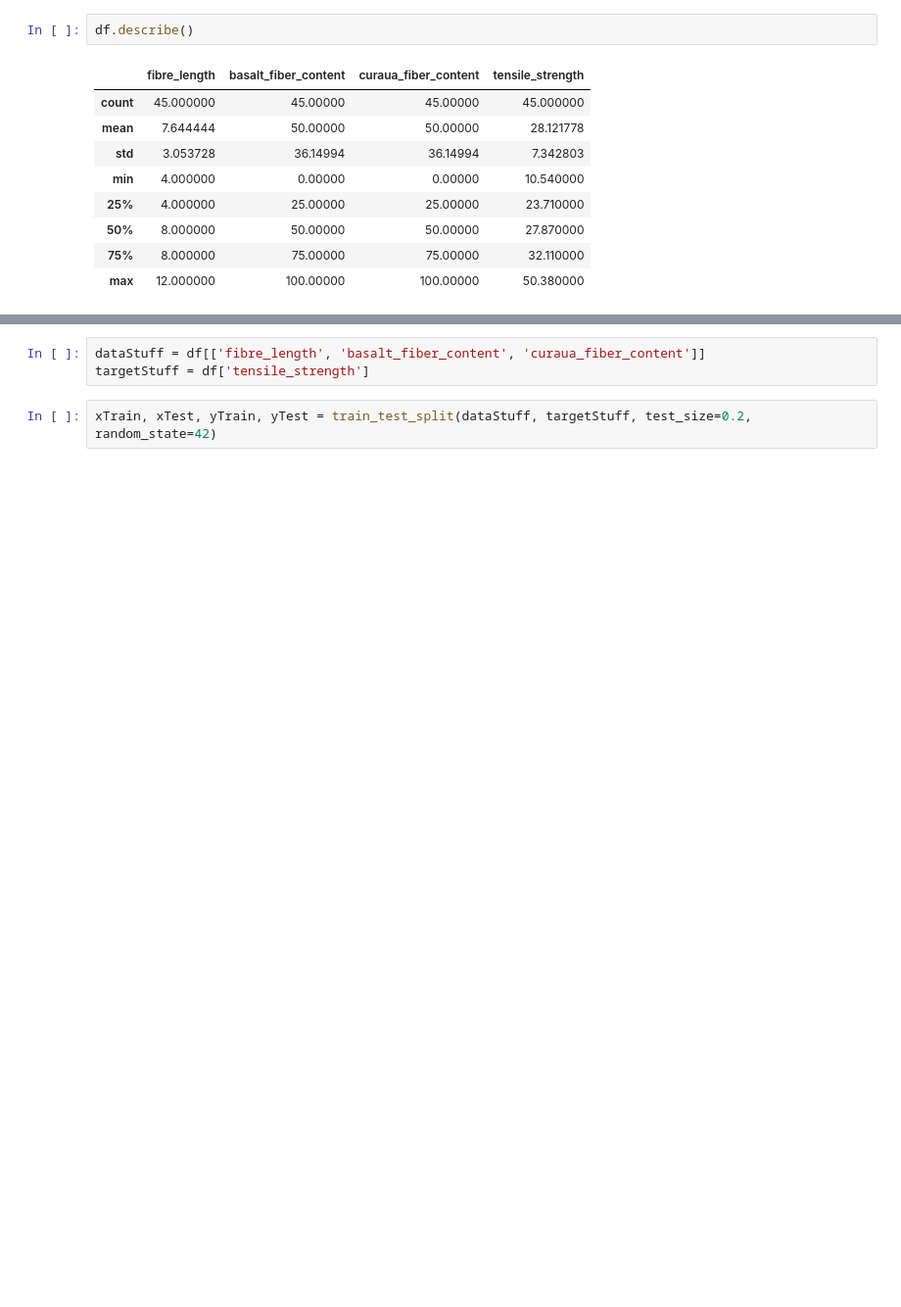
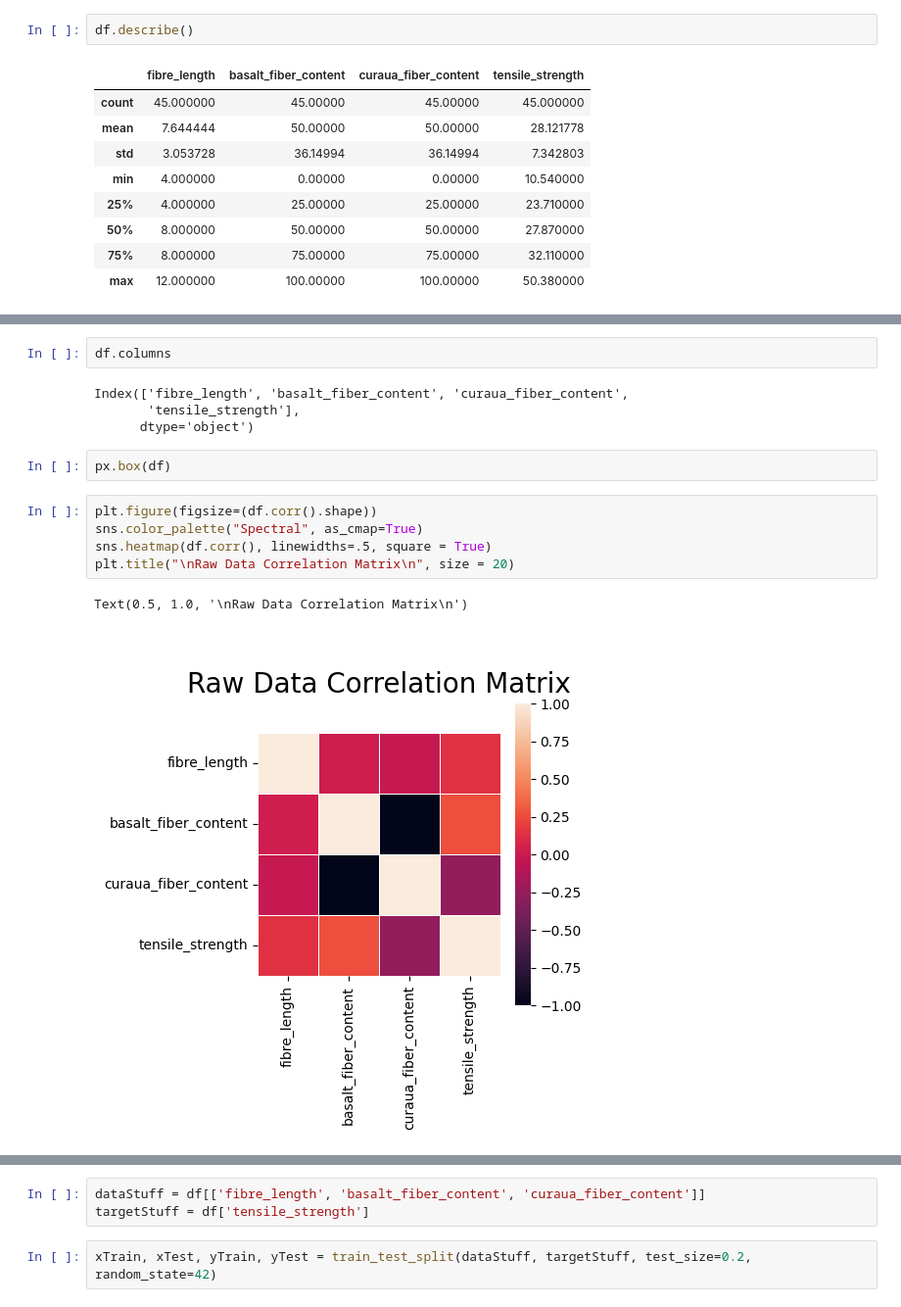
Before and after one commit to Sid-047/paperStuff, a Jupyter notebook: basaltCuraua-Composite/modelTraining.ipynb, the cells around one changed output, grey strips where cells are left out. Shown at 98% size. Saved outputs shown, nothing was run; the diff lists cells and outputs as text; blank space fills up the shorter version.

Commit message:
someMore Model dataTraining n dataVis

```diff
--- a/basaltCuraua-Composite/modelTraining.ipynb
+++ b/basaltCuraua-Composite/modelTraining.ipynb
@@ -46,0 +63,16 @@ df.describe()
+# %%
+df.columns
+# %% [output]
+Index(['fibre_length', 'basalt_fiber_content', 'curaua_fiber_content',
+       'tensile_strength'],
+      dtype='object')
+# %%
+px.box(df)
+# %%
+plt.figure(figsize=(df.corr().shape))
+sns.color_palette("Spectral", as_cmap=True)
+sns.heatmap(df.corr(), linewidths=.5, square = True)
+plt.title("\nRaw Data Correlation Matrix\n", size = 20)
+# %% [output]
+Text(0.5, 1.0, '\nRaw Data Correlation Matrix\n')
+[figure, added]
```
Also changed, not shown: parts of 39 cells of this notebook.
